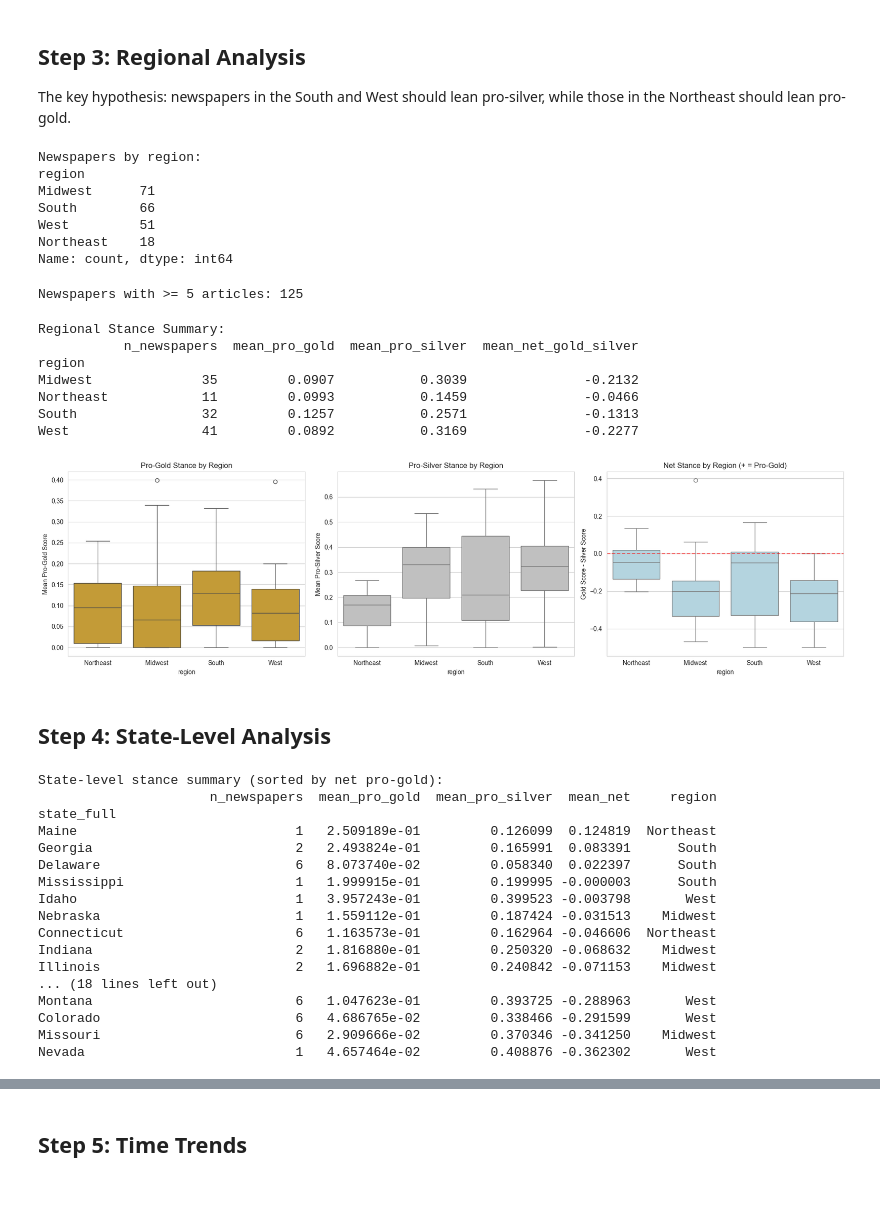
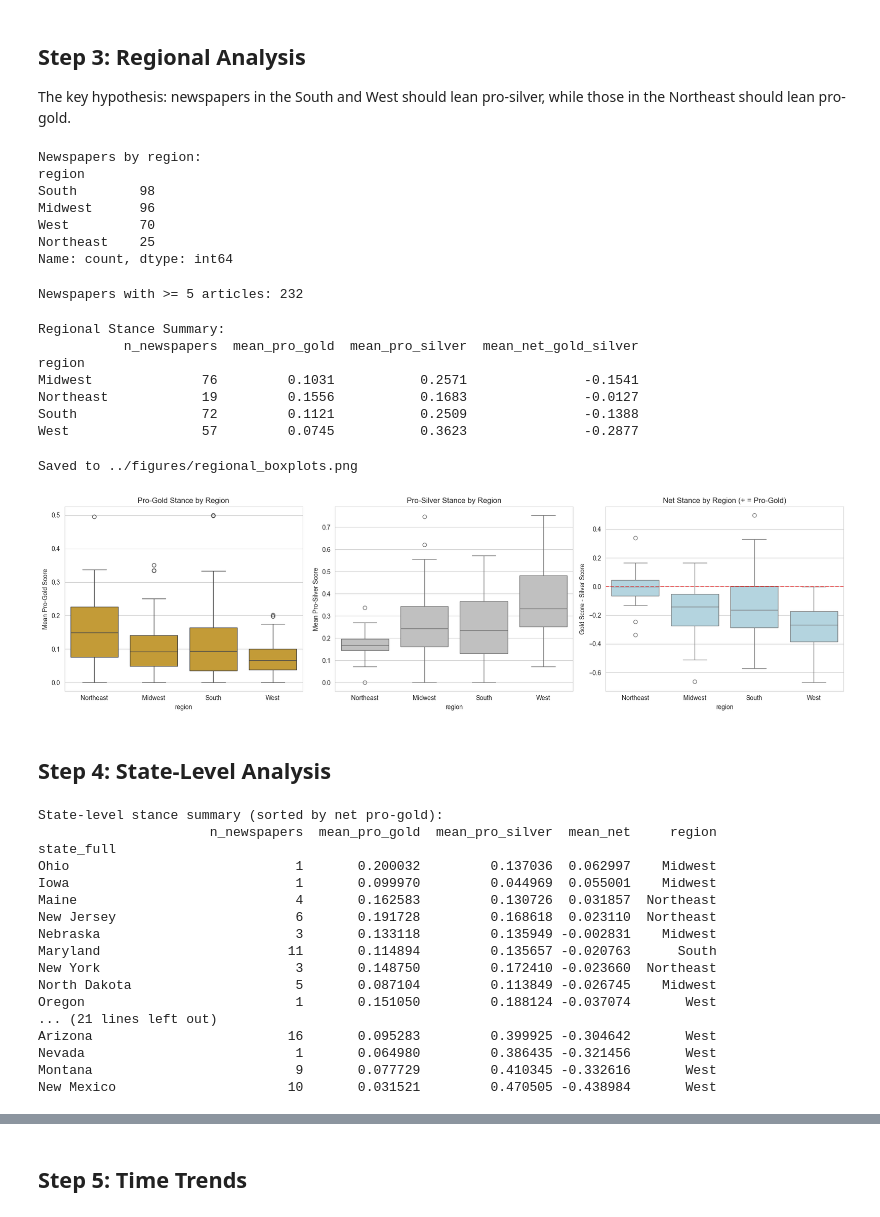
Before and after one commit to kevin-deluca-polisci/stance_gold_silver, a Jupyter notebook: notebooks/04_aggregation_analysis.ipynb, the cells around one changed output, grey strips where cells are left out. Saved outputs shown, nothing was run; the diff lists cells and outputs as text; code cells hidden in the pictures.

Commit message:
update code and results - full run

```diff
--- a/notebooks/04_aggregation_analysis.ipynb
+++ b/notebooks/04_aggregation_analysis.ipynb
@@ -20,7 +20,7 @@ from src.geo_lookup import build_lccn_crosswalk, normalize_state
 sns.set_style("whitegrid")
 plt.rcParams['figure.figsize'] = (12, 6)
 # %%
-df = pd.read_parquet("../data/results/article_stances.parquet")
+df = pd.read_parquet("../data/results/article_stances_EXAMPLE.parquet")
 print(f"Articles with stance scores: {len(df):,}")
 print(f"Unique newspapers (by name): {df['newspaper_name'].nunique()}")
 print(f"Unique LCCNs: {df['lccn'].nunique()}")
@@ -293,10 +293,10 @@ print(newspaper_geo['region'].value_counts())
 # %% [output]
 Newspapers by region:
 region
-Midwest      71
-South        66
-West         51
-Northeast    18
+South        98
+Midwest      96
+West         70
+Northeast    25
 Name: count, dtype: int64
 # %%
 # Filter to newspapers with enough articles for stable estimates
@@ -304,7 +304,7 @@ MIN_ARTICLES = 5
 newspaper_stable = newspaper_geo[newspaper_geo['n_articles'] >= MIN_ARTICLES].copy()
 print(f"Newspapers with >= {MIN_ARTICLES} articles: {len(newspaper_stable)}")
 # %% [output]
-Newspapers with >= 5 articles: 125
+Newspapers with >= 5 articles: 232
 # %%
 # Regional comparison: mean stance scores
 regional_summary = newspaper_stable.groupby('region').agg(
@@ -320,40 +320,47 @@ print(regional_summary)
 Regional Stance Summary:
            n_newspapers  mean_pro_gold  mean_pro_silver  mean_net_gold_silver
 region
-Midwest              35         0.0907           0.3039               -0.2132
-Northeast            11         0.0993           0.1459               -0.0466
-South                32         0.1257           0.2571               -0.1313
-West                 41         0.0892           0.3169               -0.2277
+Midwest              76         0.1031           0.2571               -0.1541
+Northeast            19         0.1556           0.1683               -0.0127
+South                72         0.1121           0.2509               -0.1388
+West                 57         0.0745           0.3623               -0.2877
 # %%
 # Visualize regional differences
 fig, axes = plt.subplots(1, 3, figsize=(18, 5))
 
 # Pro-gold by region
 region_order = ['Northeast', 'Midwest', 'South', 'West']
 valid_regions = newspaper_stable.dropna(subset=['region'])
 
 sns.boxplot(data=valid_regions, x='region', y='mean_pro_gold',
             order=region_order, ax=axes[0], color='goldenrod')
 axes[0].set_title('Pro-Gold Stance by Region')
 axes[0].set_ylabel('Mean Pro-Gold Score')
 
 # Pro-silver by region
 sns.boxplot(data=valid_regions, x='region', y='mean_pro_silver',
             order=region_order, ax=axes[1], color='silver')
 axes[1].set_title('Pro-Silver Stance by Region')
 axes[1].set_ylabel('Mean Pro-Silver Score')
 
 # Net stance by region
 sns.boxplot(data=valid_regions, x='region', y='net_gold_silver',
             order=region_order, ax=axes[2], color='lightblue')
 axes[2].set_title('Net Stance by Region (+ = Pro-Gold)')
 axes[2].set_ylabel('Gold Score - Silver Score')
 axes[2].axhline(0, color='red', linestyle='--', alpha=0.5)
 
 plt.tight_layout()
+
+# Save for README
+import os
+os.makedirs("../figures", exist_ok=True)
+fig.savefig("../figures/regional_boxplots.png", dpi=150, bbox_inches='tight', facecolor='white')
+print("Saved to ../figures/regional_boxplots.png")
 plt.show()
 # %% [output]
+Saved to ../figures/regional_boxplots.png
-[figure, old version]
+[figure, new version]
 # %% [markdown]
 ## Step 4: State-Level Analysis
 # %%
@@ -372,20 +379,20 @@ print(state_summary.to_string())
 State-level stance summary (sorted by net pro-gold):
                       n_newspapers  mean_pro_gold  mean_pro_silver  mean_net     region
 state_full
-Maine                            1   2.509189e-01         0.126099  0.124819  Northeast
-Georgia                          2   2.493824e-01         0.165991  0.083391      South
-Delaware                         6   8.073740e-02         0.058340  0.022397      South
-Mississippi                      1   1.999915e-01         0.199995 -0.000003      South
-Idaho                            1   3.957243e-01         0.399523 -0.003798       West
-Nebraska                         1   1.559112e-01         0.187424 -0.031513    Midwest
-Connecticut                      6   1.163573e-01         0.162964 -0.046606  Northeast
-Indiana                          2   1.816880e-01         0.250320 -0.068632    Midwest
-Illinois                         2   1.696882e-01         0.240842 -0.071153    Midwest
-... (18 lines left out)
-Montana                          6   1.047623e-01         0.393725 -0.288963       West
-Colorado                         6   4.686765e-02         0.338466 -0.291599       West
-Missouri                         6   2.909666e-02         0.370346 -0.341250    Midwest
-Nevada                           1   4.657464e-02         0.408876 -0.362302       West
+Ohio                             1       0.200032         0.137036  0.062997    Midwest
+Iowa                             1       0.099970         0.044969  0.055001    Midwest
+Maine                            4       0.162583         0.130726  0.031857  Northeast
+New Jersey                       6       0.191728         0.168618  0.023110  Northeast
+Nebraska                         3       0.133118         0.135949 -0.002831    Midwest
+Maryland                        11       0.114894         0.135657 -0.020763      South
+New York                         3       0.148750         0.172410 -0.023660  Northeast
+North Dakota                     5       0.087104         0.113849 -0.026745    Midwest
+Oregon                           1       0.151050         0.188124 -0.037074       West
+... (21 lines left out)
+Arizona                         16       0.095283         0.399925 -0.304642       West
+Nevada                           1       0.064980         0.386435 -0.321456       West
+Montana                          9       0.077729         0.410345 -0.332616       West
+New Mexico                      10       0.031521         0.470505 -0.438984       West
 # %%
 # Horizontal bar chart of states by net stance
 # Only show states with >= 2 newspapers
```
Also changed, not shown: parts of 13 cells of this notebook, 8 other files.
